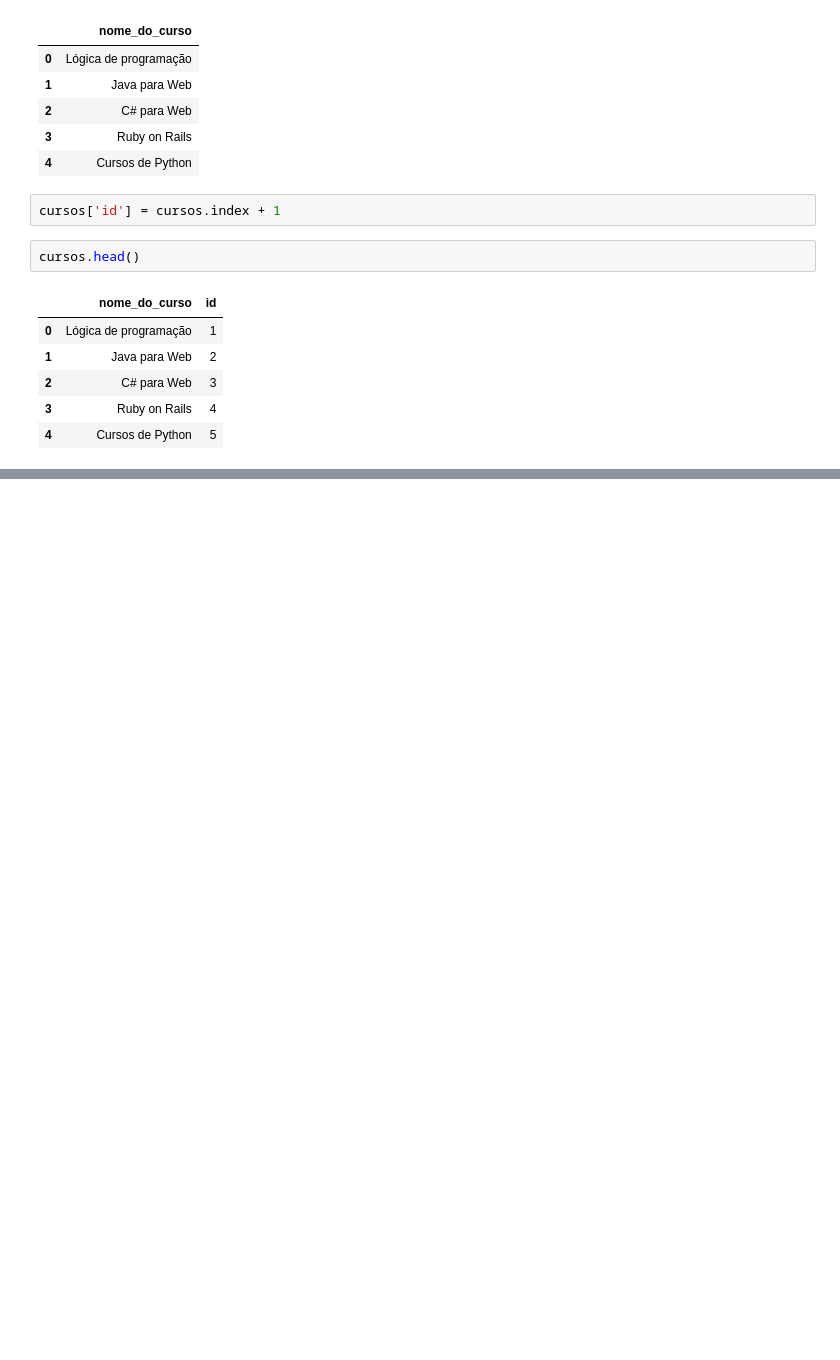
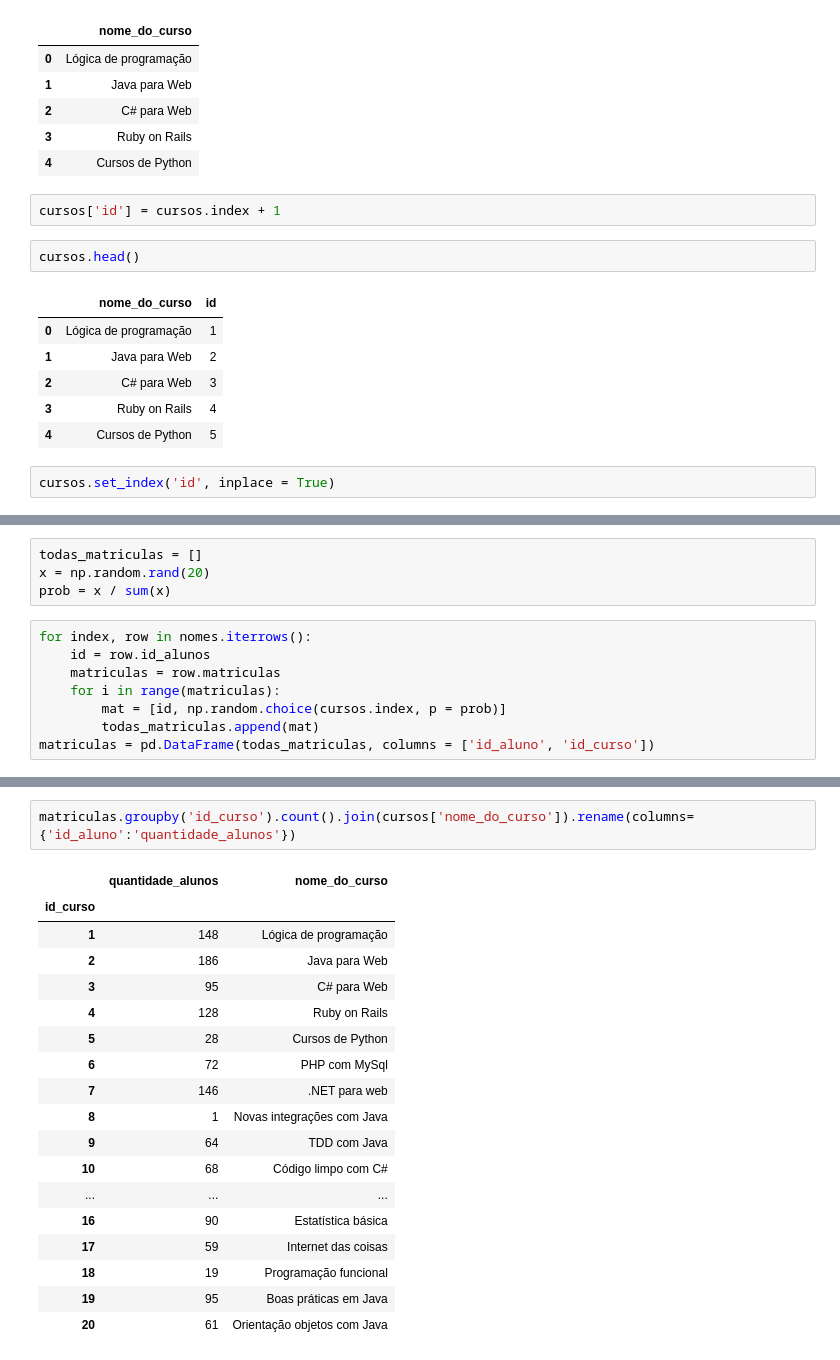
Before and after one commit to joutav/Curso-Pandas-IO, a Jupyter notebook: Pandas IO.ipynb, the cells around one changed output, grey strips where cells are left out. Cells and saved outputs as stored; diff of their text form; blank space fills up the shorter version.

```diff
--- a/Pandas IO.ipynb
+++ b/Pandas IO.ipynb
@@ -150,3 +150,5 @@ cursos.head()
 | 2 | C# para Web | 3 |
 | 3 | Ruby on Rails | 4 |
 | 4 | Cursos de Python | 5 |
+# %%
+cursos.set_index('id', inplace = True)
@@ -152,0 +251,12 @@ cursos.head()
+# %%
+todas_matriculas = []
+x = np.random.rand(20)
+prob = x / sum(x)
+# %%
+for index, row in nomes.iterrows():
+    id = row.id_alunos
+    matriculas = row.matriculas
+    for i in range(matriculas):
+        mat = [id, np.random.choice(cursos.index, p = prob)]
+        todas_matriculas.append(mat)
+matriculas = pd.DataFrame(todas_matriculas, columns = ['id_aluno', 'id_curso'])
@@ -152,0 +272,21 @@ cursos.head()
+# %%
+matriculas.groupby('id_curso').count().join(cursos['nome_do_curso']).rename(columns={'id_aluno':'quantidade_alunos'})
+# %% [output]
+|  | quantidade_alunos | nome_do_curso |
+| id_curso |  |  |
+| 1 | 148 | Lógica de programação |
+| 2 | 186 | Java para Web |
+| 3 | 95 | C# para Web |
+| 4 | 128 | Ruby on Rails |
+| 5 | 28 | Cursos de Python |
+| 6 | 72 | PHP com MySql |
+| 7 | 146 | .NET para web |
+| 8 | 1 | Novas integrações com Java |
+| 9 | 64 | TDD com Java |
+| 10 | 68 | Código limpo com C# |
+| ... | ... | ... |
+| 16 | 90 | Estatística básica |
+| 17 | 59 | Internet das coisas |
+| 18 | 19 | Programação funcional |
+| 19 | 95 | Boas práticas em Java |
+| 20 | 61 | Orientação objetos com Java |
```
Also changed, not shown: parts of 25 cells of this notebook.
